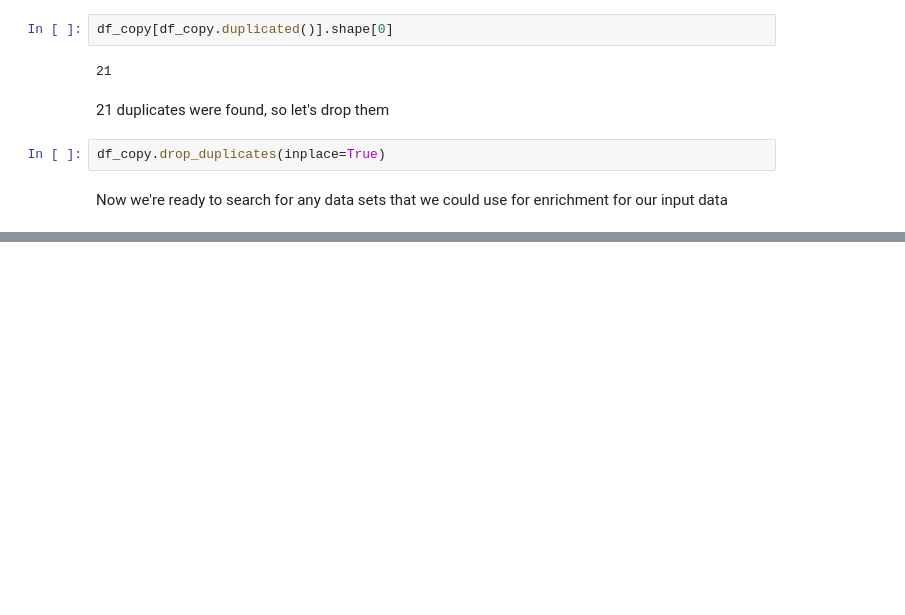
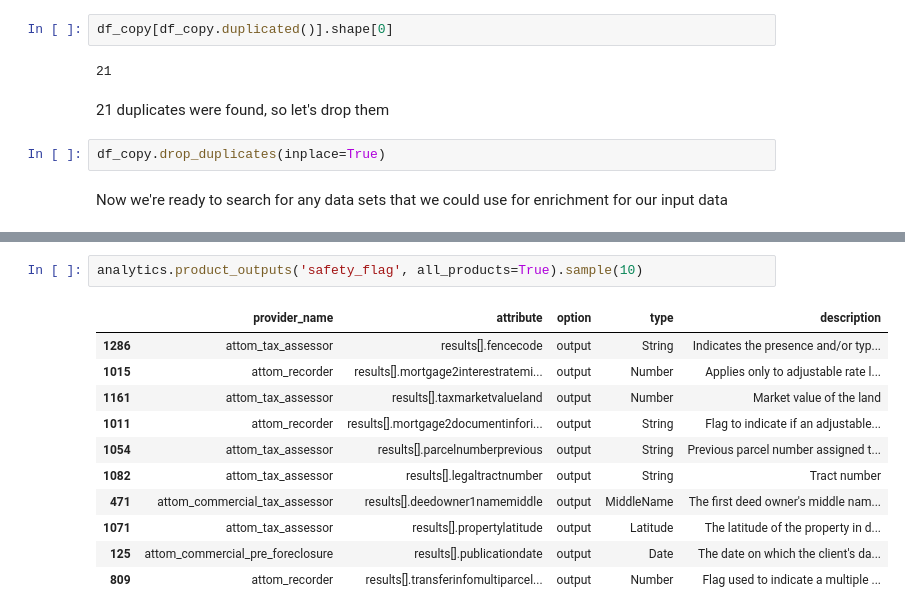
Before and after one commit to JohnnyTeutonic/DE-Code-Challenge-Jonathan, a Jupyter notebook: demystdata-challenge.ipynb, the cells around one changed output, grey strips where cells are left out. Drawn from its saved outputs; the diff is of its cells as text; blank space fills up the shorter version.

```diff
--- a/demystdata-challenge.ipynb
+++ b/demystdata-challenge.ipynb
@@ -307,0 +394,14 @@ __init__() missing 1 required positional argument: 'config'
+# %%
+analytics.product_outputs('safety_flag', all_products=True).sample(10)
+# %% [output]
+|  | provider_name | attribute | option | type | description |
+| 1286 | attom_tax_assessor | results[].fencecode | output | String | Indicates the presence and/or typ... |
+| 1015 | attom_recorder | results[].mortgage2interestratemi... | output | Number | Applies only to adjustable rate l... |
+| 1161 | attom_tax_assessor | results[].taxmarketvalueland | output | Number | Market value of the land |
+| 1011 | attom_recorder | results[].mortgage2documentinfori... | output | String | Flag to indicate if an adjustable... |
+| 1054 | attom_tax_assessor | results[].parcelnumberprevious | output | String | Previous parcel number assigned t... |
+| 1082 | attom_tax_assessor | results[].legaltractnumber | output | String | Tract number |
+| 471 | attom_commercial_tax_assessor | results[].deedowner1namemiddle | output | MiddleName | The first deed owner's middle nam... |
+| 1071 | attom_tax_assessor | results[].propertylatitude | output | Latitude | The latitude of the property in d... |
+| 125 | attom_commercial_pre_foreclosure | results[].publicationdate | output | Date | The date on which the client's da... |
+| 809 | attom_recorder | results[].transferinfomultiparcel... | output | Number | Flag used to indicate a multiple ... |
```
Also changed, not shown: parts of 95 cells of this notebook.
